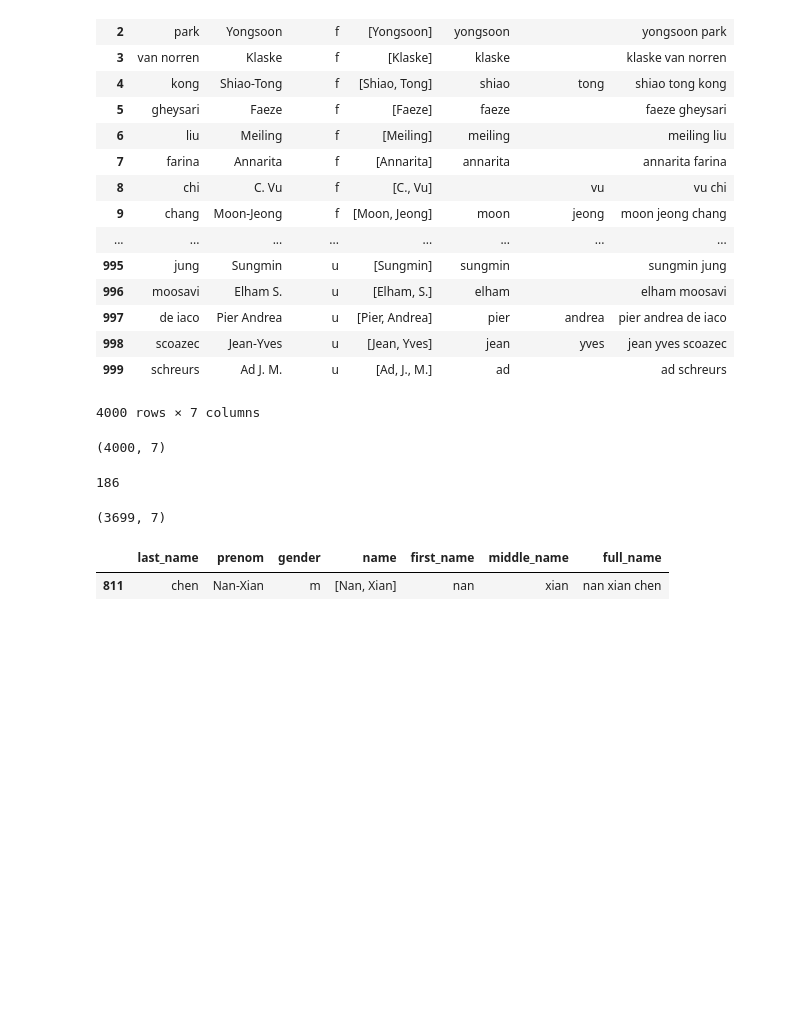
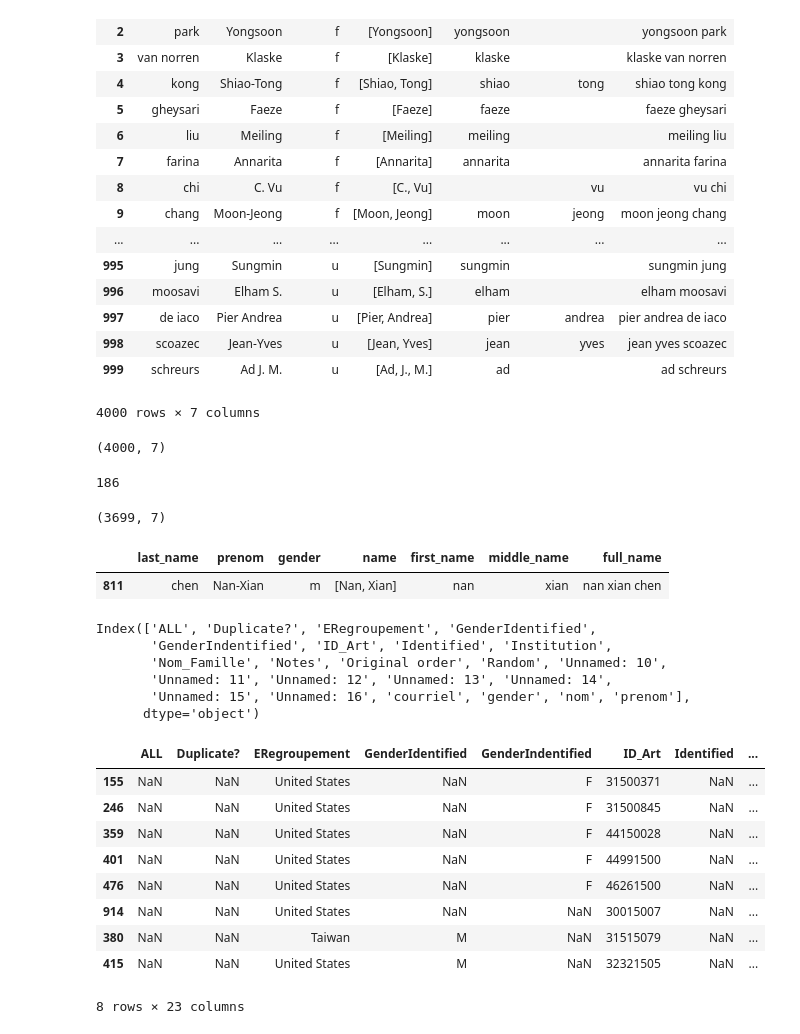
Before and after one commit to GenderGapSTEM-PublicationAnalysis/name_gender_inference, a Jupyter notebook: test_data/raw_data/Prepare_test_data_from_Nature_paper.ipynb, the cells around one changed output. Drawn from its saved outputs; the diff is of its cells as text; code cells hidden in the pictures; blank space fills up the shorter version.

```diff
--- a/test_data/raw_data/Prepare_test_data_from_Nature_paper.ipynb
+++ b/test_data/raw_data/Prepare_test_data_from_Nature_paper.ipynb
@@ -217,3 +217,27 @@ df[df.full_name=='nan xian chen']
 # %% [output]
 |  | last_name | prenom | gender | name | first_name | middle_name | full_name |
 | 811 | chen | Nan-Xian | m | [Nan, Xian] | nan | xian | nan xian chen |
+# %%
+alld = pd.concat([validation_study[k] for k in validation_study.keys()])
+# %%
+alld.columns
+# %% [output]
+Index(['ALL', 'Duplicate?', 'ERegroupement', 'GenderIdentified',
+       'GenderIndentified', 'ID_Art', 'Identified', 'Institution',
+       'Nom_Famille', 'Notes', 'Original order', 'Random', 'Unnamed: 10',
+       'Unnamed: 11', 'Unnamed: 12', 'Unnamed: 13', 'Unnamed: 14',
+       'Unnamed: 15', 'Unnamed: 16', 'courriel', 'gender', 'nom', 'prenom'],
+      dtype='object')
+# %%
+alld[alld.prenom.str.contains('Jenn')]
+# %% [output]
+|  | ALL | Duplicate? | ERegroupement | GenderIdentified | GenderIndentified | ID_Art | Identified | ... |
+| 155 | NaN | NaN | United States | NaN | F | 31500371 | NaN | ... |
+| 246 | NaN | NaN | United States | NaN | F | 31500845 | NaN | ... |
+| 359 | NaN | NaN | United States | NaN | F | 44150028 | NaN | ... |
+| 401 | NaN | NaN | United States | NaN | F | 44991500 | NaN | ... |
+| 476 | NaN | NaN | United States | NaN | F | 46261500 | NaN | ... |
+| 914 | NaN | NaN | United States | NaN | NaN | 30015007 | NaN | ... |
+| 380 | NaN | NaN | Taiwan | M | NaN | 31515079 | NaN | ... |
+| 415 | NaN | NaN | United States | M | NaN | 32321505 | NaN | ... |
+8 rows × 23 columns
```
Also changed, not shown: 10 other files.
